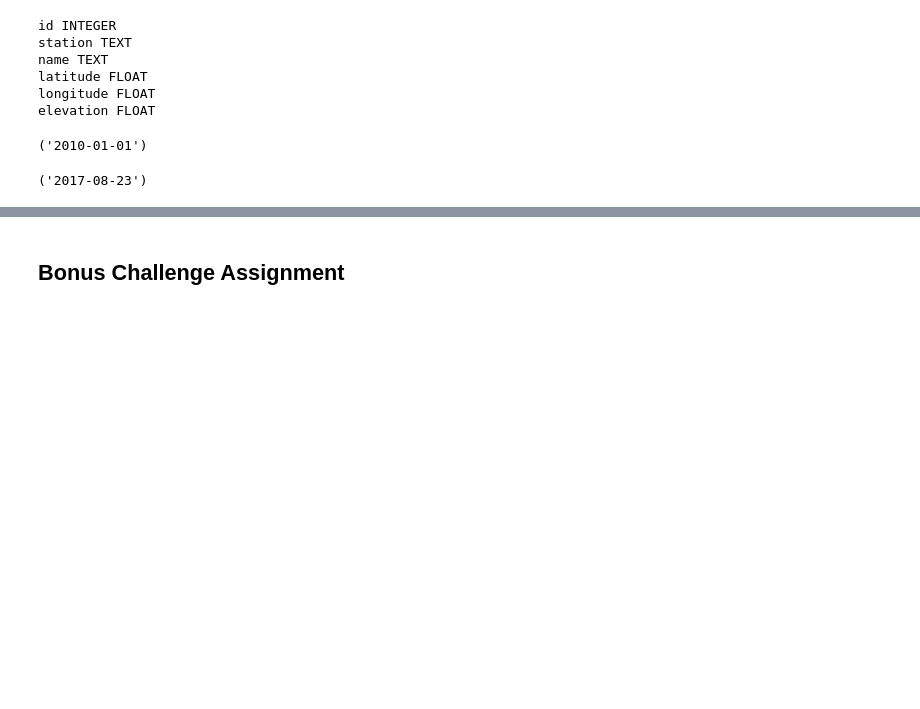
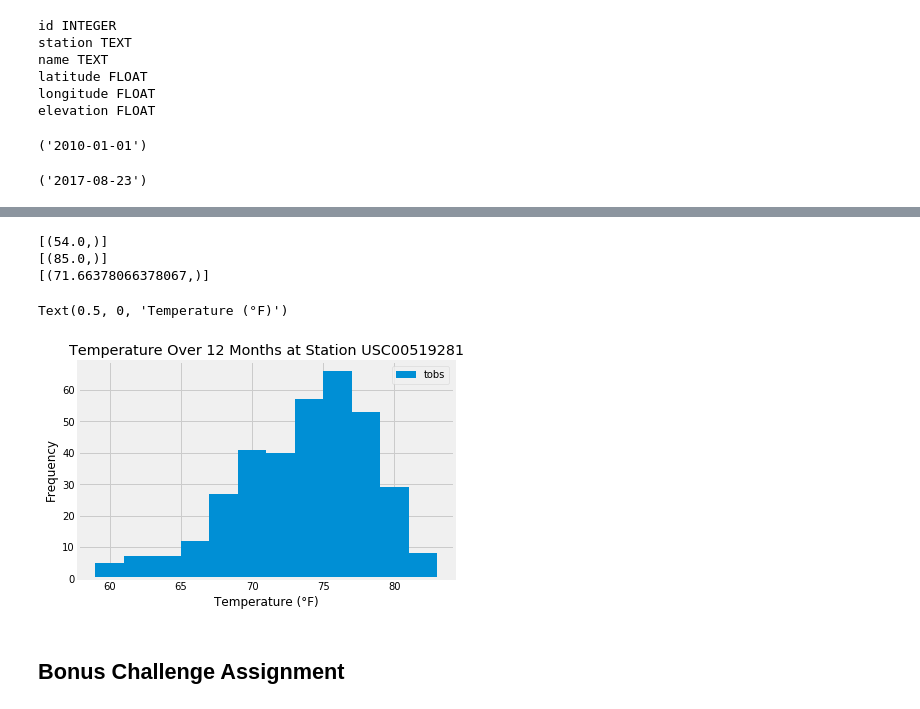
Before and after one commit to meeraranee/SQLAlchemy-Challenge, a Jupyter notebook: climate.ipynb, the cells around one changed output, grey strips where cells are left out. Cells and saved outputs as stored; diff of their text form; code cells hidden in the pictures; blank space fills up the shorter version.

```diff
--- a/climate.ipynb
+++ b/climate.ipynb
@@ -110,3 +142,25 @@ df.plot(rot=90)
 # %%
-# Using the station id from the previous query, calculate the lowest temperature recorded,
-# highest temperature recorded, and average temperature of the most active station?
+# Using the station id from the previous query, calculate the lowest temperature recorded, highest temperature recorded, and average temperature of the most active station?
+
+# ('USC00519281')
+
+# Lowest temperature recorded
+low_temp = session.query(func.min(Measurement.tobs)).filter(Measurement.station == 'USC00519281').all()
+low_temp
+
+# Highest temperature recorded
+high_temp = session.query(func.max(Measurement.tobs)).filter(Measurement.station == 'USC00519281').all()
+high_temp
+
+# Average temperature recorded
+avg_temp = session.query(func.avg(Measurement.tobs)).filter(Measurement.station == 'USC00519281').all()
+avg_temp
+
+# Display stats
+print(low_temp)
+print(high_temp)
+print(avg_temp)
+# %% [output]
+[(54.0,)]
+[(85.0,)]
+[(71.66378066378067,)]
@@ -116,3 +167,28 @@ df.plot(rot=90)
+# %%
+# Choose the station with the highest number of temperature observations.
+
+# ('USC00519281')
+
+# Query the last 12 months of temperature observation data for this station and plot the results as a histogram
+
+# Last 12 months, use datetime library
+last_year = dt.date(2017, 8, 23) - dt.timedelta(days=365)
+
+# Perform a query to retrieve the data and precipitation scores
+hist = session.query(Measurement.tobs).\
+    filter(Measurement.station == 'USC00519281').\
+    filter(Measurement.date >= last_year).all()
+hist
+
+# Plot the results as a histogram
+hist_df = pd.DataFrame(hist, columns=['tobs'])
+hist_df = hist_df.sort_values("tobs")
+hist_df.plot(kind="hist", bins=12)
+plt.title("Temperature Over 12 Months at Station USC00519281")
+plt.xlabel("Temperature (°F)")
+# %% [output]
+Text(0.5, 0, 'Temperature (°F)')
+[figure, added]
 # %% [markdown]
 ## Bonus Challenge Assignment
 # %%
```
Also changed, not shown: parts of 5 cells of this notebook, 1 other file.
